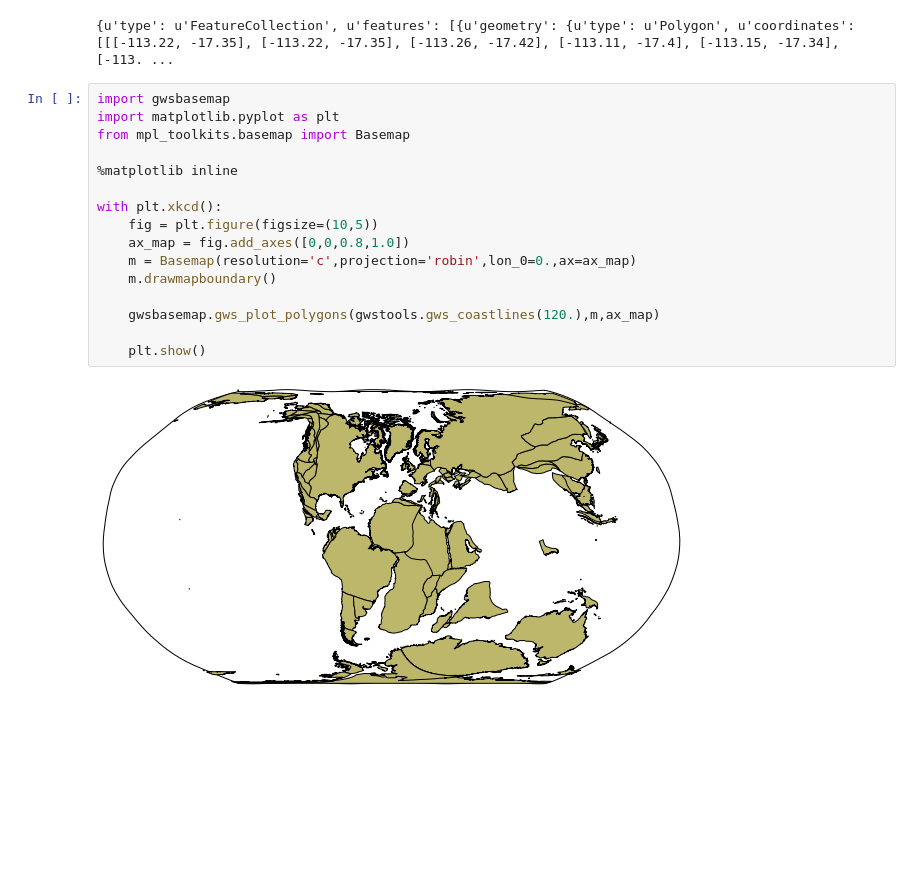
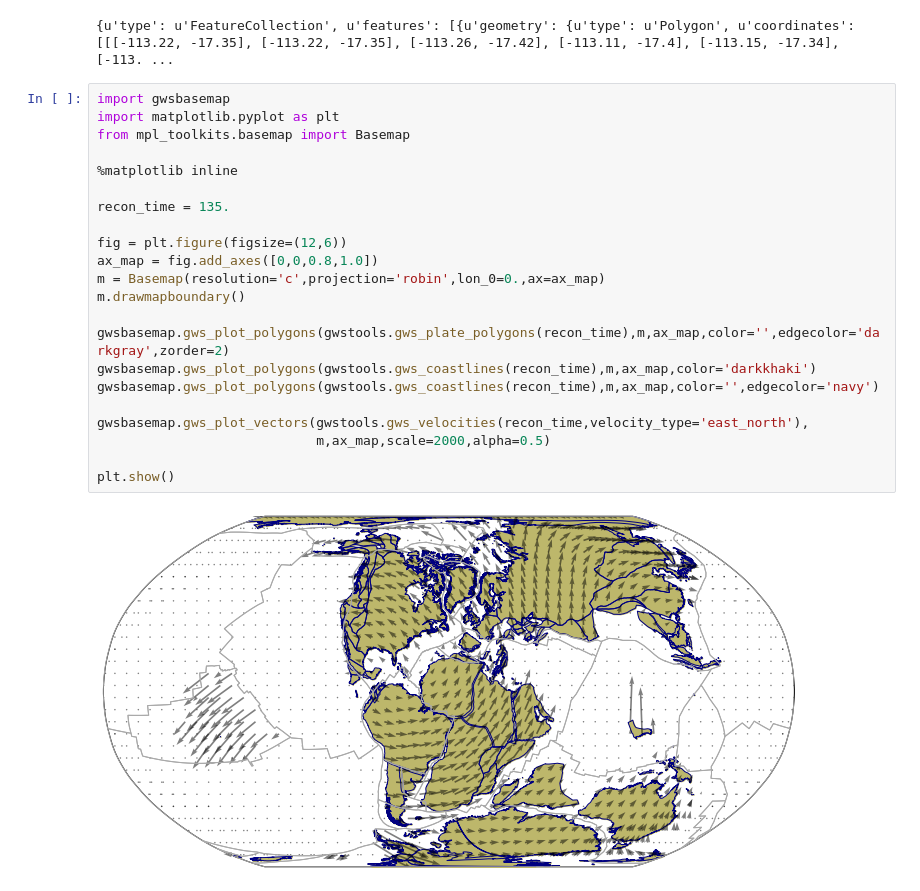
Before and after one commit to GPlates/gplates-web-service, a Jupyter notebook: python/gwstools-examples.ipynb, the cells around one changed output. Saved outputs shown, nothing was run; the diff lists cells and outputs as text; blank space fills up the shorter version.

```diff
--- a/python/gwstools-examples.ipynb
+++ b/python/gwstools-examples.ipynb
@@ -34,18 +34,24 @@ print cs
 # %%
 import gwsbasemap
 import matplotlib.pyplot as plt
 from mpl_toolkits.basemap import Basemap
 
 %matplotlib inline
 
-with plt.xkcd():
-    fig = plt.figure(figsize=(10,5))
-    ax_map = fig.add_axes([0,0,0.8,1.0])
-    m = Basemap(resolution='c',projection='robin',lon_0=0.,ax=ax_map)
-    m.drawmapboundary()
+recon_time = 135.
 
-    gwsbasemap.gws_plot_polygons(gwstools.gws_coastlines(120.),m,ax_map)
+fig = plt.figure(figsize=(12,6))
+ax_map = fig.add_axes([0,0,0.8,1.0])
+m = Basemap(resolution='c',projection='robin',lon_0=0.,ax=ax_map)
+m.drawmapboundary()
 
-    plt.show()
+gwsbasemap.gws_plot_polygons(gwstools.gws_plate_polygons(recon_time),m,ax_map,color='',edgecolor='darkgray',zorder=2)
+gwsbasemap.gws_plot_polygons(gwstools.gws_coastlines(recon_time),m,ax_map,color='darkkhaki')
+gwsbasemap.gws_plot_polygons(gwstools.gws_coastlines(recon_time),m,ax_map,color='',edgecolor='navy')
+
+gwsbasemap.gws_plot_vectors(gwstools.gws_velocities(recon_time,velocity_type='east_north'),
+                            m,ax_map,scale=2000,alpha=0.5)
+
+plt.show()
 # %% [output]
-[figure, old version]
+[figure, new version]
```
Also changed, not shown: parts of 1 cell of this notebook, 3 other files.
